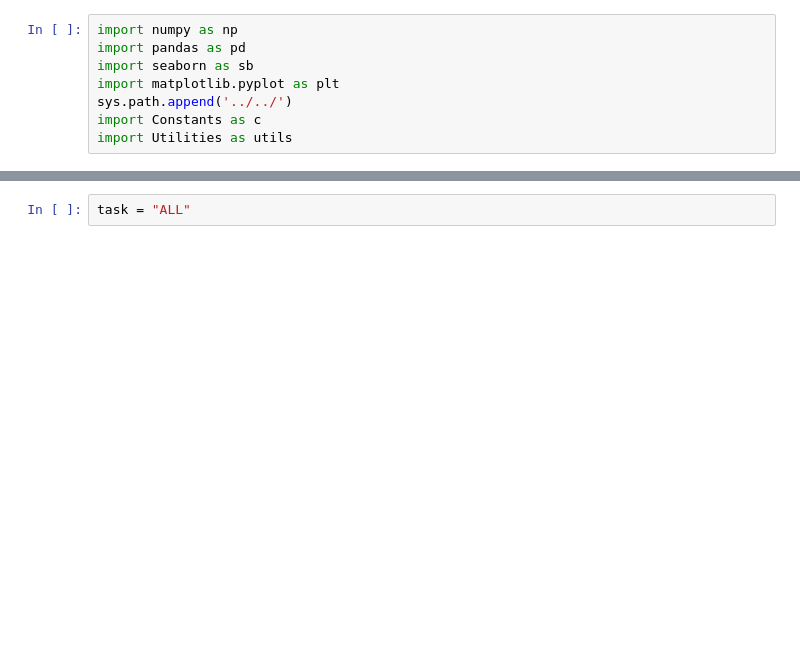
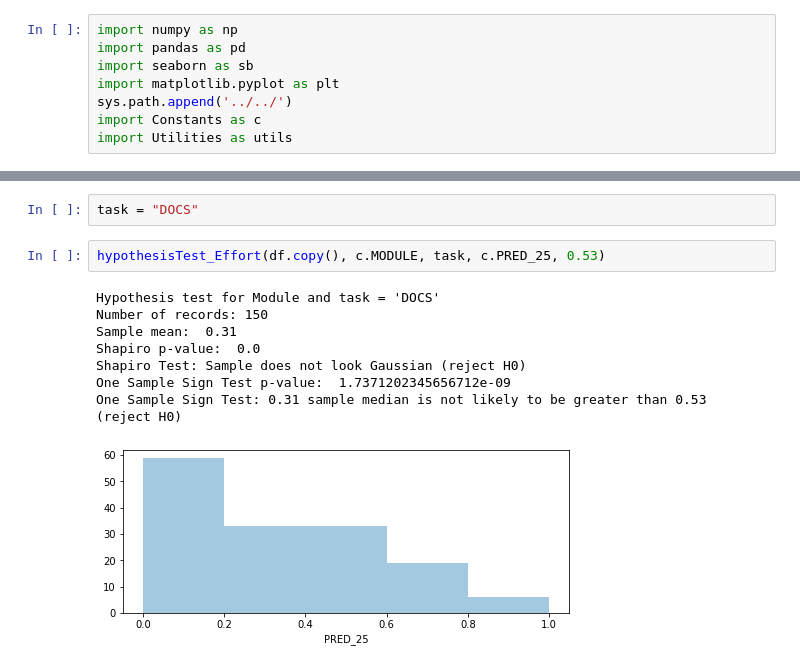
Before and after one commit to housemex408/iROIEstimator, a Jupyter notebook: scripts/notebook/results/hypothesis_1_ML.ipynb, the cells around one changed output, grey strips where cells are left out. Cells and saved outputs as stored; diff of their text form; blank space fills up the shorter version.

```diff
--- a/scripts/notebook/results/hypothesis_1_ML.ipynb
+++ b/scripts/notebook/results/hypothesis_1_ML.ipynb
@@ -55,2 +66,13 @@ def hypothesisTest_Effort(model, task, pred, mean):
 # %%
-task = "ALL"
+task = "DOCS"
+# %%
+hypothesisTest_Effort(df.copy(), c.MODULE, task, c.PRED_25, 0.53)
+# %% [output]
+Hypothesis test for Module and task = 'DOCS'
+Number of records: 150
+Sample mean:  0.31
+Shapiro p-value:  0.0
+Shapiro Test: Sample does not look Gaussian (reject H0)
+One Sample Sign Test p-value:  1.7371202345656712e-09
+One Sample Sign Test: 0.31 sample median is not likely to be greater than 0.53 (reject H0)
+[figure, added]
```
Also changed, not shown: parts of 8 cells of this notebook, 1 other file.
